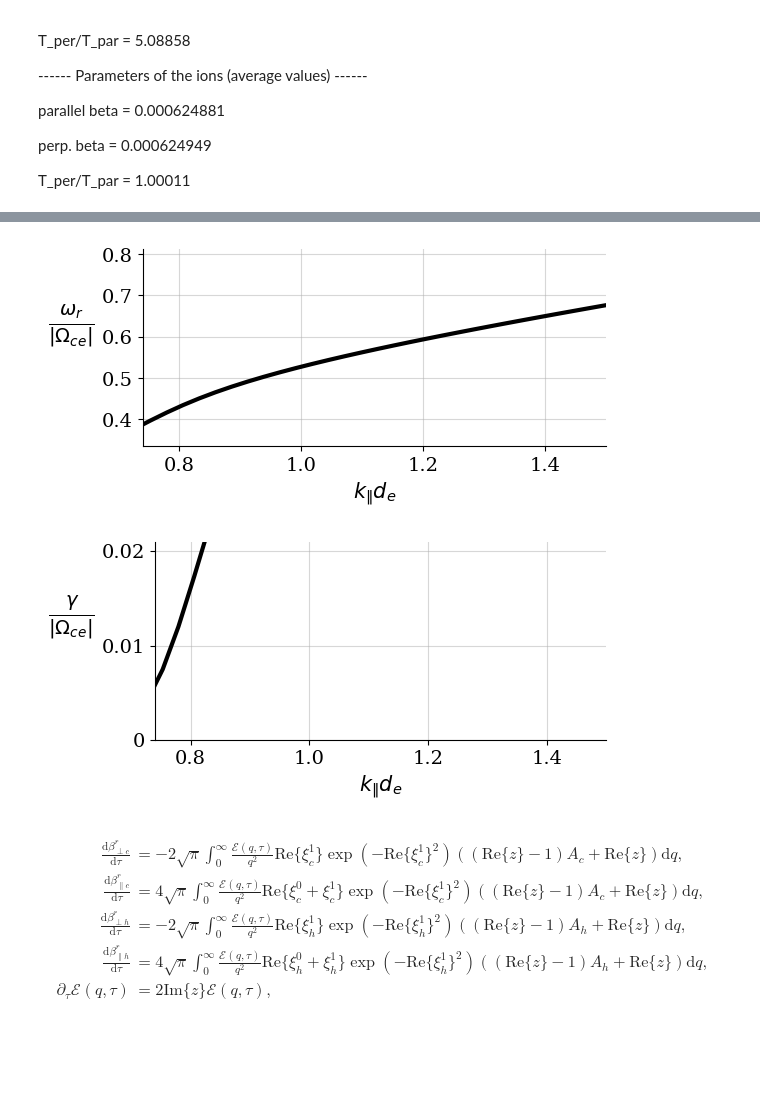
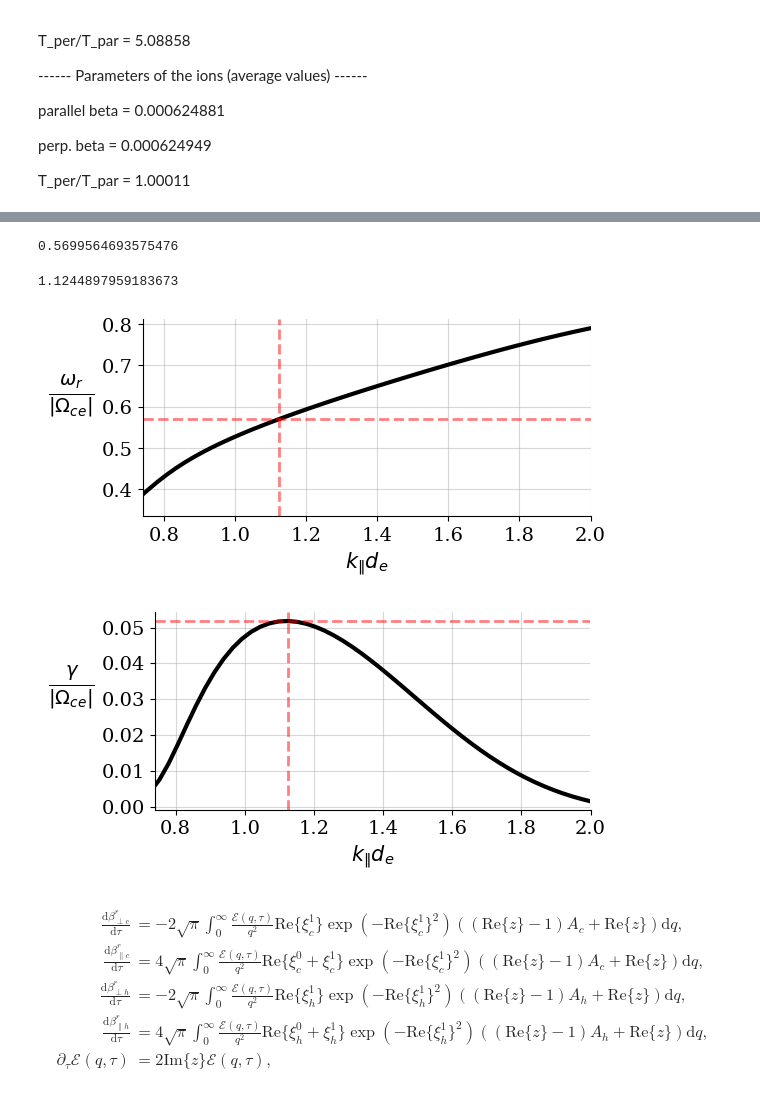
Before and after one commit to opaliss/QLT_whistler, a Jupyter notebook: primary_wave/replicating_Roytershteyn_2021.ipynb, the cells around one changed output, grey strips where cells are left out. Drawn from its saved outputs; the diff is of its cells as text; code cells hidden in the pictures; blank space fills up the shorter version.

```diff
--- a/primary_wave/replicating_Roytershteyn_2021.ipynb
+++ b/primary_wave/replicating_Roytershteyn_2021.ipynb
@@ -225,38 +229,48 @@ with open("../data/1D-analog-of-2D-long/disp.dat", "r") as file:
             s = line.strip().split(",")[0]
             data[ii, :] = np.array(s.split(), dtype=float)
             ii+=1
+# %%
+sol_.real[np.argmax(sol_.imag)]
+# %% [output]
+0.5699564693575476
+# %%
+q_vec[np.argmax(sol_.imag)]
+# %% [output]
+1.1244897959183673
 # %%
 fig, ax = plt.subplots(figsize=(6, 3))
 ax.plot(q_vec, sol_.real, linewidth=3, color="black")
+ax.axvline(q_vec[np.argmax(sol_.imag)], ls="--", color="red", alpha=0.5, linewidth=2)
+ax.axhline(sol_.real[np.argmax(sol_.imag)], ls="--", color="red", alpha=0.5, linewidth=2)
 ax.set_ylabel(r'$\frac{\omega_{r}}{|\Omega_{ce}|}$', labelpad=22, rotation=0, fontsize=20)
 ax.set_xlabel('$k_{\|}d_{e}$', fontsize=15)
-ax.set_xlim(0.74, 1.5)
-#ax.set_ylim(0, 0.021)
-# ax.set_yticks([0, 0.01, 0.02])
-# ax.set_yticklabels([0, 0.01, 0.02])
+ax.set_xlim(0.74, 2)
 ax.spines['right'].set_visible(False)
 ax.spines['top'].set_visible(False)
 plt.grid(alpha=0.5)
 plt.tight_layout()
-plt.savefig("../figs/vadim_2021/vadim_fig5_f.png", dpi=300, bbox_inches='tight')
+plt.savefig("../figs/vadim_2021/dispersion_high_anisotropy_frequency.png", dpi=300, bbox_inches='tight')
 # %% [output]
-[figure, old version]
+[figure, new version]
 # %%
 fig, ax = plt.subplots(figsize=(6, 3))
 ax.plot(q_vec, sol_.imag, linewidth=3, color="black")
+ax.axvline(q_vec[np.argmax(sol_.imag)], ls="--", color="red", alpha=0.5, linewidth=2)
+ax.axhline(sol_.imag[np.argmax(sol_.imag)], ls="--", color="red", alpha=0.5, linewidth=2)
+
 ax.set_ylabel(r'$\frac{\gamma}{|\Omega_{ce}|}$', labelpad=22, rotation=0, fontsize=20)
 ax.set_xlabel('$k_{\|}d_{e}$', fontsize=15)
-ax.set_xlim(0.74, 1.5)
-ax.set_ylim(0, 0.021)
-ax.set_yticks([0, 0.01, 0.02])
-ax.set_yticklabels([0, 0.01, 0.02])
+ax.set_xlim(0.74, 2)
+#ax.set_ylim(0, 0.021)
+ax.set_yticks([0, 0.01, 0.02, 0.03, 0.04, 0.05])
+#ax.set_yticklabels([0, 0.01, 0.02])
 ax.spines['right'].set_visible(False)
 ax.spines['top'].set_visible(False)
 plt.grid(alpha=0.5)
 plt.tight_layout()
-plt.savefig("../figs/vadim_2021/vadim_fig5_e.png", dpi=300, bbox_inches='tight')
+plt.savefig("../figs/vadim_2021/dispersion_relation_high_anisotropy_growth_rate.png", dpi=300, bbox_inches='tight')
 # %% [output]
-[figure, old version]
+[figure, new version]
 # %% [markdown]
 \begin{align*}
     \frac{\mathrm{d}\beta^{r}_{\perp c}}{\mathrm{d} \tau} &= -2 \sqrt{\pi} \int_{0}^{\infty}\frac{\mathcal{E}(q, \tau)}{q^2} \mathrm{Re}\{\xi_{c}^{1}\} \exp(-\mathrm{Re}\{\xi_{c}^{1}\}^2)\left((\mathrm{Re}\{z\} -1)A_{c} + \mathrm{Re}\{z\} \right)\mathrm{d}q,\\
```
Also changed, not shown: parts of 8 cells of this notebook, 18 other files.
